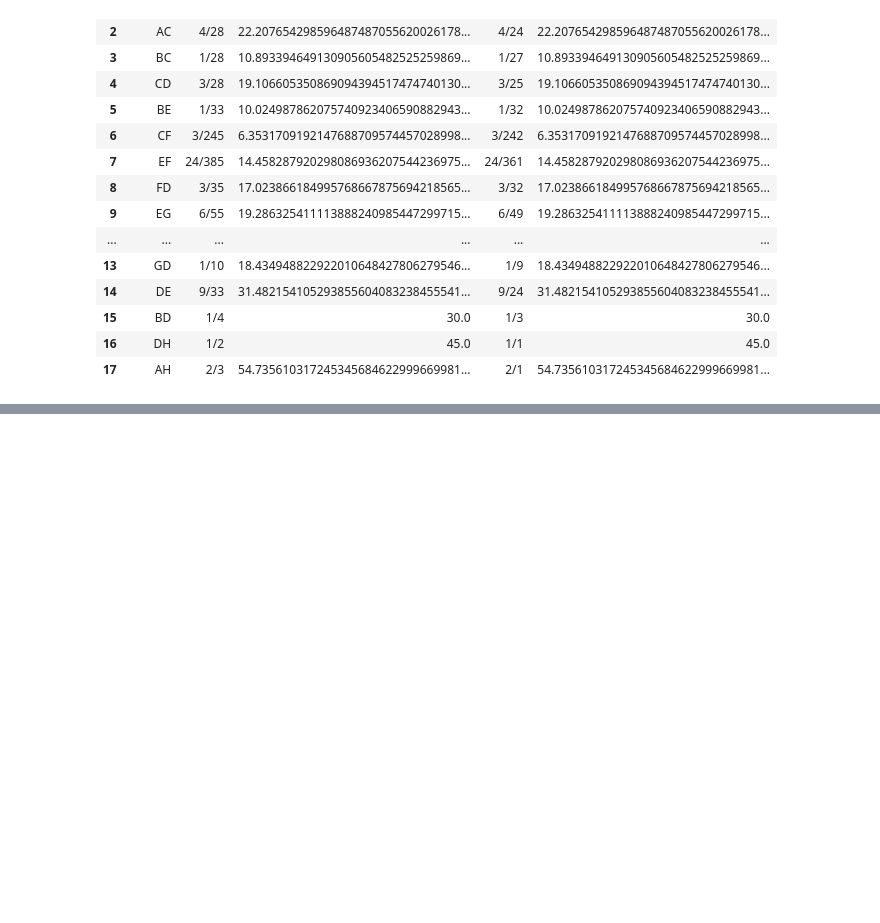
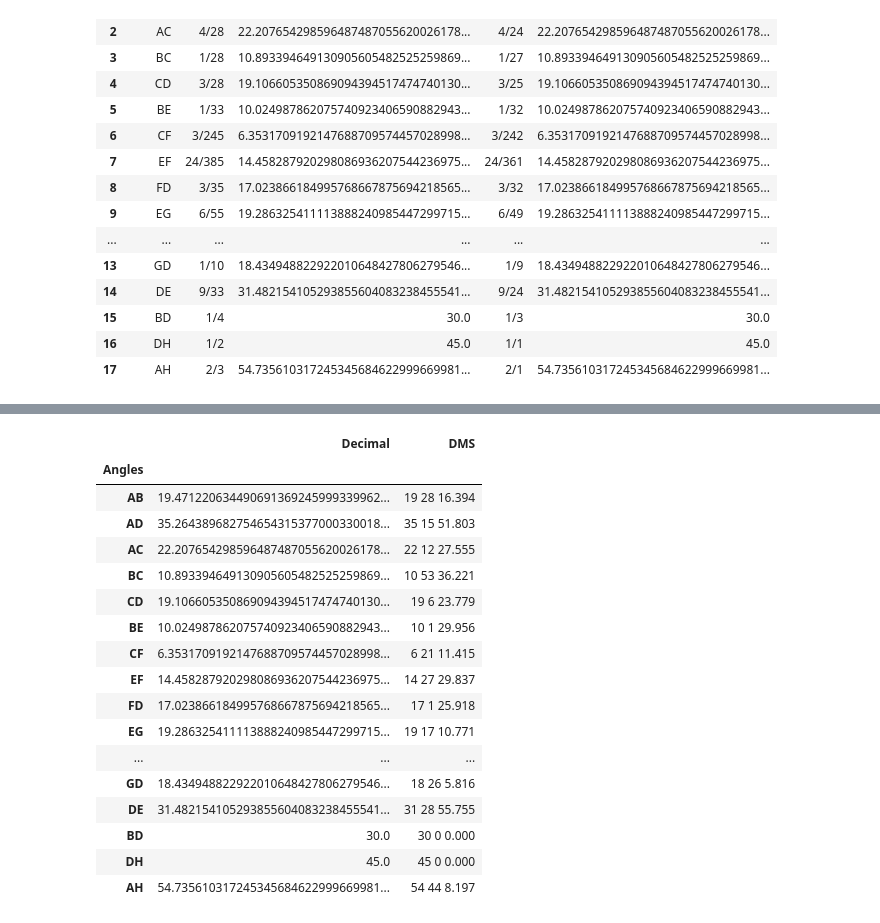
Before and after one commit to 4dsolutions/m4w, a Jupyter notebook: great_circles.ipynb, the cells around one changed output, grey strips where cells are left out. Saved outputs shown, nothing was run; the diff lists cells and outputs as text; code cells hidden in the pictures; blank space fills up the shorter version.

```diff
--- a/great_circles.ipynb
+++ b/great_circles.ipynb
@@ -223,3 +223,9 @@ central_angles
 | 15 | BD | 1/4 | 30.0 | 1/3 | 30.0 |
 | 16 | DH | 1/2 | 45.0 | 1/1 | 45.0 |
 | 17 | AH | 2/3 | 54.735610317245345684622999669981... | 2/1 | 54.735610317245345684622999669981... |
+# %%
+def decdeg2dms(dd):
+    dd = float(dd)
+    mnt,sec = divmod(dd*3600,60)
+    deg,mnt = divmod(mnt,60)
+    return "{:2} {:2} {:.3f}".format(int(deg), int(mnt) ,sec)
@@ -225,0 +242,26 @@ central_angles
+# %%
+central_angles = pd.DataFrame({"Angles" : table_angles,
+                               "Decimal" : [get_angle(*angles[lookup]) for lookup in table_angles]})
+central_angles["DMS"] = central_angles["Decimal"].transform(decdeg2dms)
+# %%
+central_angles.set_index("Angles", inplace=True)
+central_angles
+# %% [output]
+|  | Decimal | DMS |
+| Angles |  |  |
+| AB | 19.471220634490691369245999339962... | 19 28 16.394 |
+| AD | 35.264389682754654315377000330018... | 35 15 51.803 |
+| AC | 22.207654298596487487055620026178... | 22 12 27.555 |
+| BC | 10.893394649130905605482525259869... | 10 53 36.221 |
+| CD | 19.106605350869094394517474740130... | 19 6 23.779 |
+| BE | 10.024987862075740923406590882943... | 10 1 29.956 |
+| CF | 6.3531709192147688709574457028998... | 6 21 11.415 |
+| EF | 14.458287920298086936207544236975... | 14 27 29.837 |
+| FD | 17.023866184995768667875694218565... | 17 1 25.918 |
+| EG | 19.286325411113888240985447299715... | 19 17 10.771 |
+| ... | ... | ... |
+| GD | 18.434948822922010648427806279546... | 18 26 5.816 |
+| DE | 31.482154105293855604083238455541... | 31 28 55.755 |
+| BD | 30.0 | 30 0 0.000 |
+| DH | 45.0 | 45 0 0.000 |
+| AH | 54.735610317245345684622999669981... | 54 44 8.197 |
```
Also changed, not shown: parts of 3 cells of this notebook.
